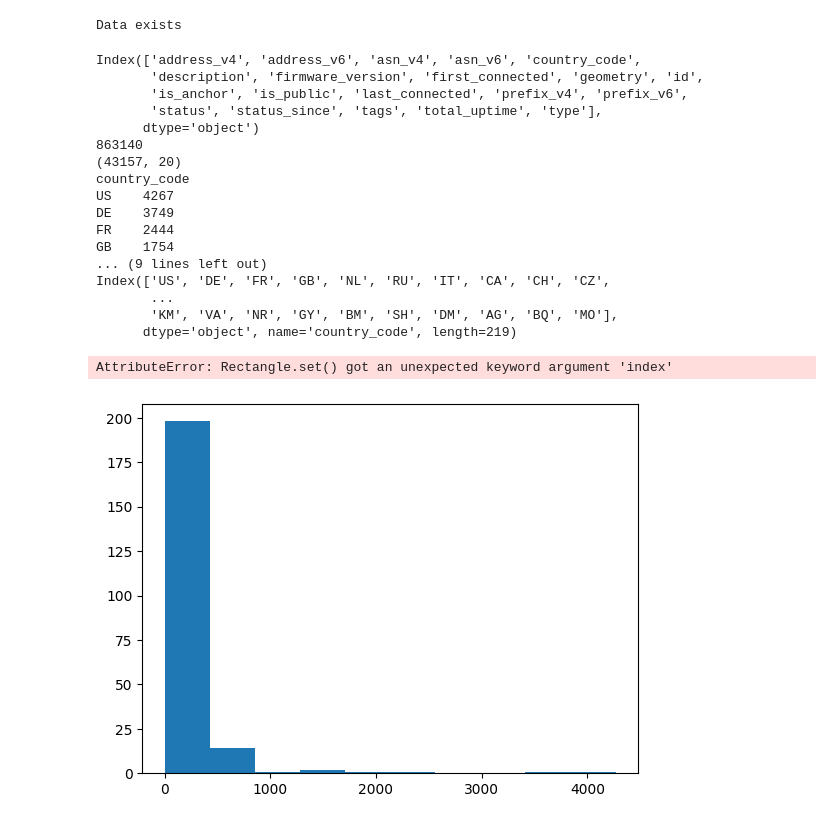
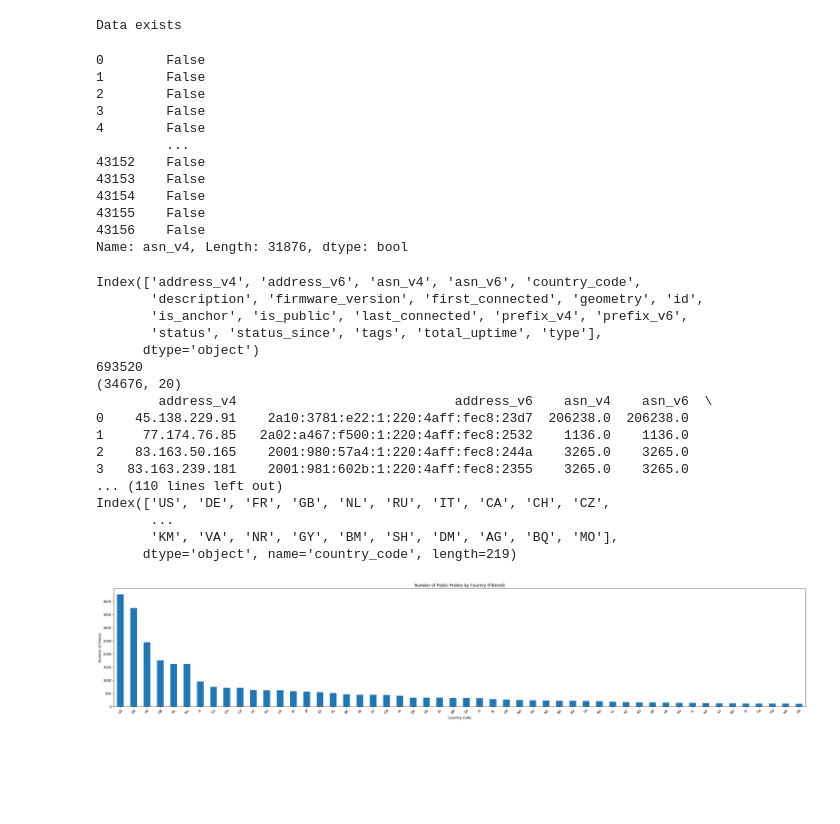
Before and after one commit to Santtu-K/Internet-measurements, a Jupyter notebook: exploration.ipynb, the cells around one changed output. Cells and saved outputs as stored; diff of their text form; code cells hidden in the pictures; blank space fills up the shorter version.

```diff
--- a/exploration.ipynb
+++ b/exploration.ipynb
@@ -17,10 +17,38 @@ else:
     quit()
 # %% [output]
 Data exists
+# %%
+import pandas as pd
+import matplotlib.pyplot as plt
+
+# Load the CSV file
+df = pd.read_csv('public_probes.csv')
+
+# Drop rows with missing country code or ASN
+df = df.dropna(subset=['country_code', 'asn_v4'])
+
+asn = df['asn_v4']
+five = (asn == 5511)
+five
+# %% [output]
+0        False
+1        False
+2        False
+3        False
+4        False
+         ...
+43152    False
+43153    False
+43154    False
+43155    False
+43156    False
+Name: asn_v4, Length: 31876, dtype: bool
 # %%
 print(df.columns)
 print(df.size)
 print(df.shape)
+
+print(df.head(15))
 
 val_count = df["country_code"].value_counts()
 
@@ -34,42 +62,41 @@ print(val_count)
 print(val_count.shape)
 print(val_count.index)
 
 # Plot bar chart
-plt.figure(figsize=(12, 6))
-country_counts_filtered.plot(kind='bar')
+plt.figure(figsize=(15*2, 6))
+val_count_filt.plot(kind='bar')
 plt.title('Number of Public Probes by Country (Filtered)')
 plt.xlabel('Country Code')
 plt.ylabel('Number of Probes')
 plt.xticks(rotation=45)
 plt.tight_layout()
 plt.show()
 #relevant = df[df["country_code"].value_counts() > 50] # relevant countries (more than 50 probes)
 
 # print(relevant.columns)
 # print(relevant.size)
 # print(relevant.shape)
 # country_counts = relevant["country_code"].value_counts()
 
 
 # print(country_counts)
 # print(df.head(3))
 # %% [output]
 Index(['address_v4', 'address_v6', 'asn_v4', 'asn_v6', 'country_code',
        'description', 'firmware_version', 'first_connected', 'geometry', 'id',
        'is_anchor', 'is_public', 'last_connected', 'prefix_v4', 'prefix_v6',
        'status', 'status_since', 'tags', 'total_uptime', 'type'],
       dtype='object')
-863140
-(43157, 20)
-country_code
-US    4267
-DE    3749
-FR    2444
-GB    1754
-... (9 lines left out)
+693520
+(34676, 20)
+        address_v4                            address_v6    asn_v4    asn_v6  \
+0    45.138.229.91    2a10:3781:e22:1:220:4aff:fec8:23d7  206238.0  206238.0
+1     77.174.76.85   2a02:a467:f500:1:220:4aff:fec8:2532    1136.0    1136.0
+2    83.163.50.165    2001:980:57a4:1:220:4aff:fec8:244a    3265.0    3265.0
+3   83.163.239.181    2001:981:602b:1:220:4aff:fec8:2355    3265.0    3265.0
+... (110 lines left out)
 Index(['US', 'DE', 'FR', 'GB', 'NL', 'RU', 'IT', 'CA', 'CH', 'CZ',
        ...
        'KM', 'VA', 'NR', 'GY', 'BM', 'SH', 'DM', 'AG', 'BQ', 'MO'],
       dtype='object', name='country_code', length=219)
-AttributeError: Rectangle.set() got an unexpected keyword argument 'index'
-[figure, old version]
+[figure, new version]
```
Also changed, not shown: parts of 4 cells of this notebook.
